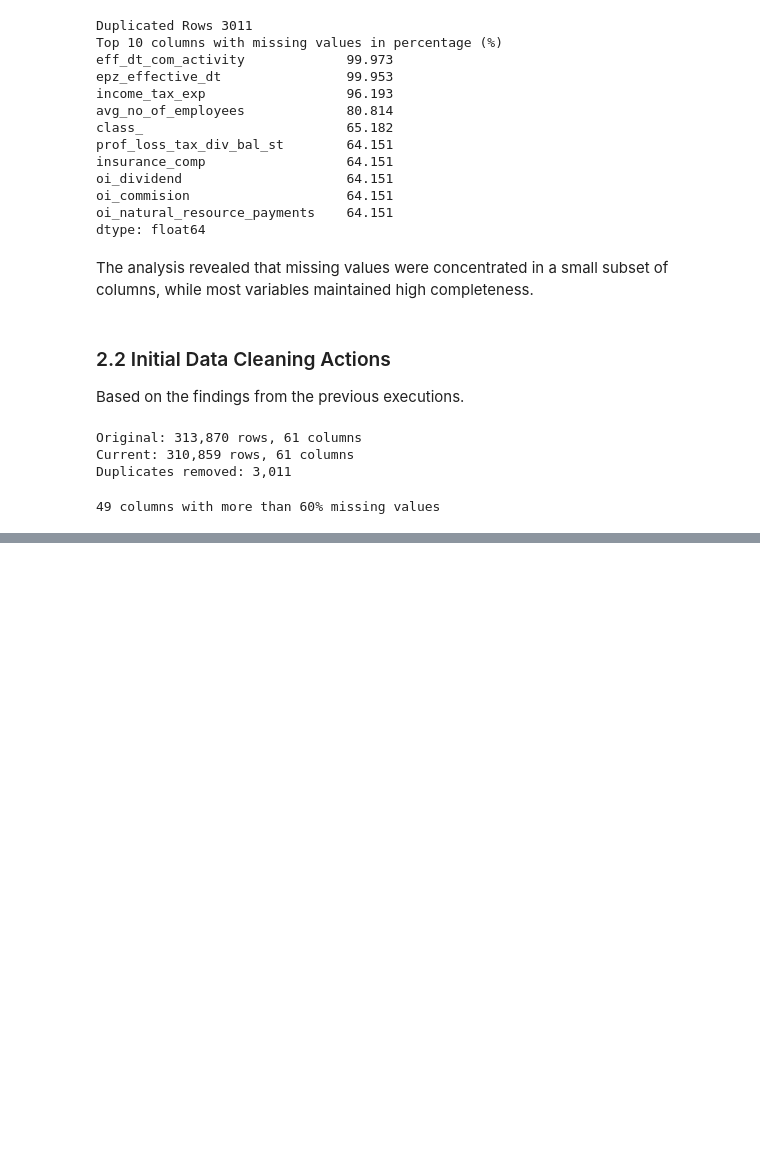
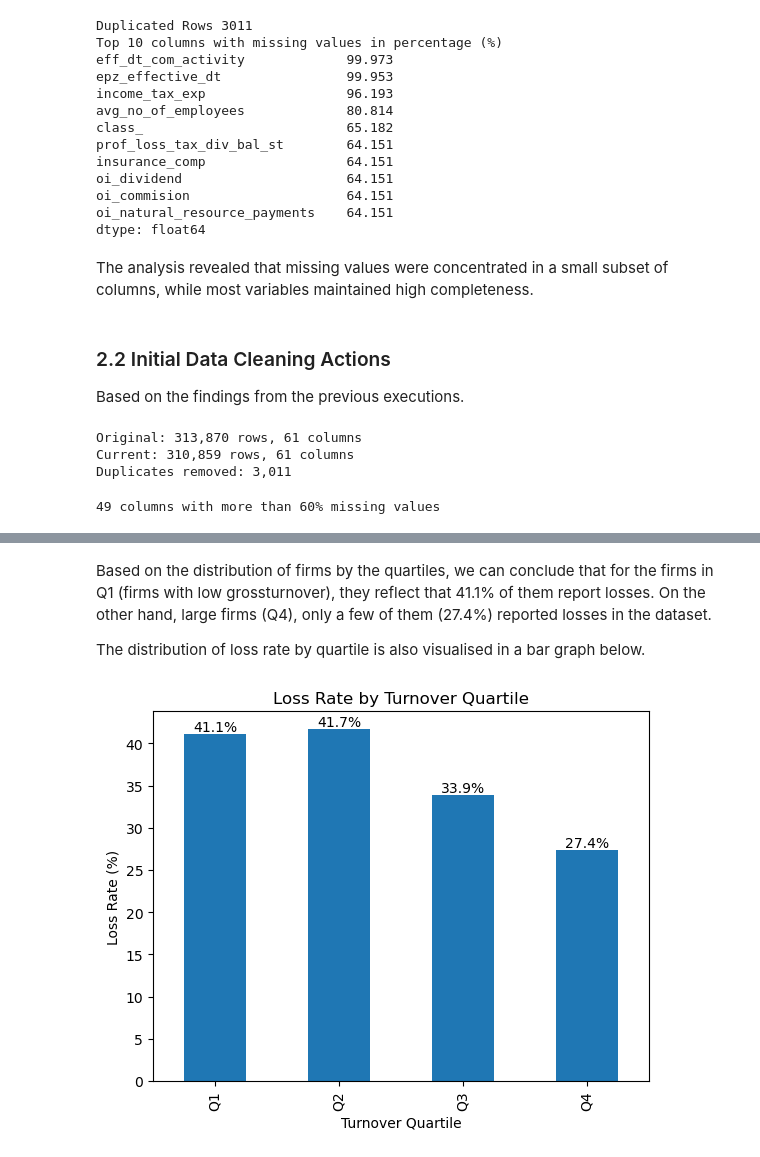
Before and after one commit to Ndunguuu01/Tax-Compliance-Prediction-Radar, a Jupyter notebook: CIT_Loss_Prediction-NoteBook.ipynb, the cells around one changed output, grey strips where cells are left out. Cells and saved outputs as stored; diff of their text form; code cells hidden in the pictures; blank space fills up the shorter version.

```diff
--- a/CIT_Loss_Prediction-NoteBook.ipynb
+++ b/CIT_Loss_Prediction-NoteBook.ipynb
@@ -236,0 +371,17 @@ print(f"{len(high_missing_cols)} columns with more than 60% missing values")
+# %%
+# Calculating the ratios
+df_model["cost_to_turnover"] = df_model[cost_sales] / df_model[turnover]
+df_model["admin_cost_ratio"] = df_model[admin] / df_model[turnover]
+df_model["employment_cost_ratio"] = df_model[employment] / df_model[turnover]
+df_model["finance_cost_ratio"] = df_model[finance] / df_model[turnover]
+df_model["deductions_to_turnover"] = df_model[deductions] / df_model[turnover]
+
+# Checking the missing values & Statistical summary of the ratios
+engineered = [
+    "cost_to_turnover", "admin_cost_ratio",
+    "employment_cost_ratio", "finance_cost_ratio",
+    "deductions_to_turnover"
+]
+
+display("Missing values in calculated ratios in percentage:", df_model[engineered].isnull().mean().mul(100).to_frame())
+display(df_model[["cost_to_turnover", "admin_cost_ratio","employment_cost_ratio", "finance_cost_ratio","deductions_to_turnover"]].describe().round(3))
@@ -236,0 +405,8 @@ print(f"{len(high_missing_cols)} columns with more than 60% missing values")
+# %%
+# Creating quartiles (turnover bins)
+df_model["turnover_bin_q"] = pd.qcut(df_model["grossturnover"], 4, labels=["Q1", "Q2", "Q3", "Q4"]) # qcut ranks the data set in ascending order based on the turnover, and splits the arrange data into 4 equal quartiles
+
+# Looking at loss rate by turnover quartile
+# grouping the data by quartiles
+loss_by_q = (df_model.groupby("turnover_bin_q")["is_loss"].mean().mul(100).round(1).to_frame("loss_rate_%"))
+display(loss_by_q)
@@ -236,0 +420,17 @@ print(f"{len(high_missing_cols)} columns with more than 60% missing values")
+# %% [markdown]
+Based on the distribution of firms by the quartiles, we can conclude that for the firms in Q1 (firms with low grossturnover), they reflect that 41.1% of them report losses. On the other hand, large firms (Q4), only a few of them (27.4%) reported losses in the dataset.
+
+The distribution of loss rate by quartile is also visualised in a bar graph below.
+# %%
+#Visualize the distribution of loss by turnover quartile on a bar graph
+ax =loss_by_q.plot(kind='bar', legend=False)
+plt.title("Loss Rate by Turnover Quartile")
+plt.xlabel("Turnover Quartile")
+plt.ylabel("Loss Rate (%)")
+
+# For data labels
+for container in ax.containers:
+    ax.bar_label(container, fmt='%.1f%%')
+plt.show()
+# %% [output]
+[figure, added]
```
Also changed, not shown: parts of 18 cells of this notebook.
